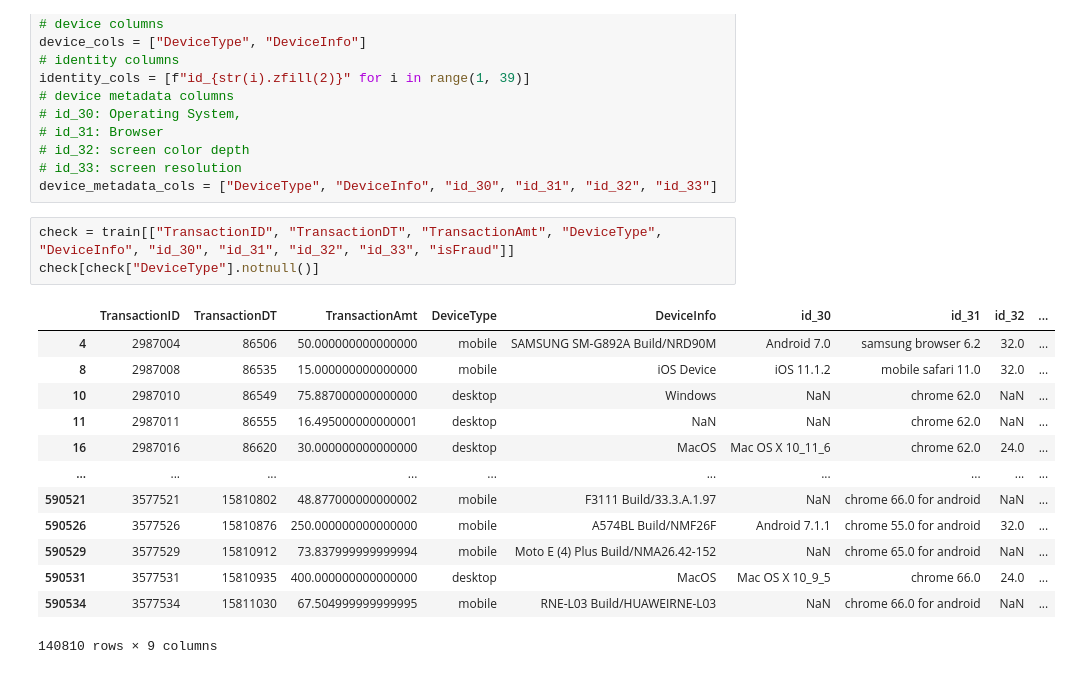
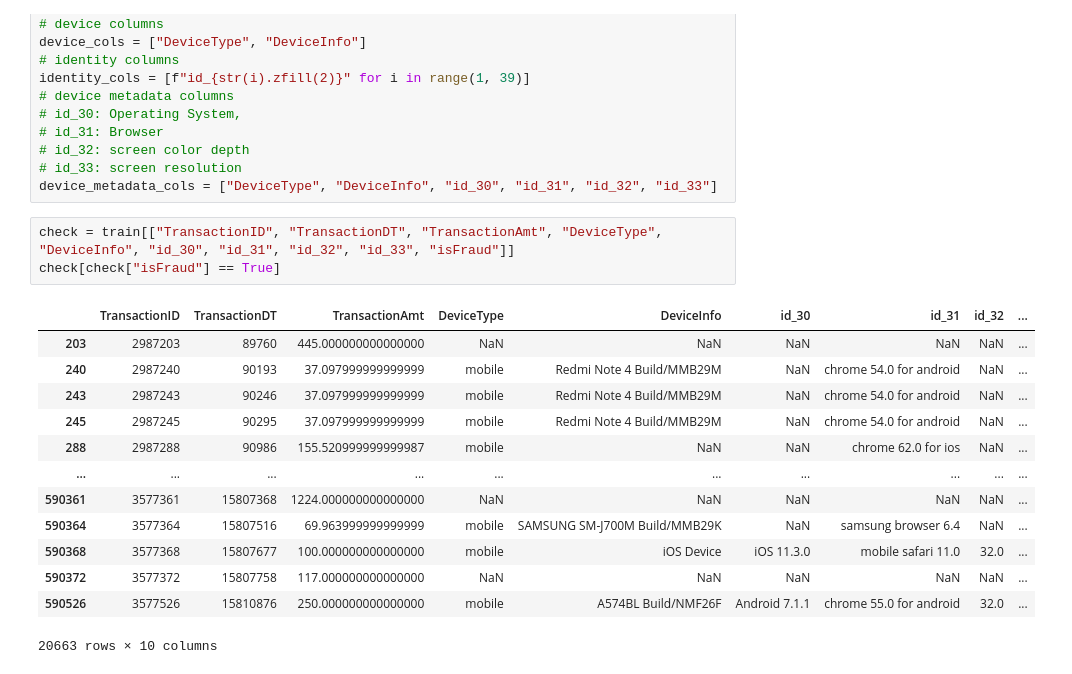
Before and after one commit to NghiaNguyen170192/minor-thesis, a Jupyter notebook: clean_dataset.ipynb, the cells around one changed output. Drawn from its saved outputs; the diff is of its cells as text.

```diff
--- a/clean_dataset.ipynb
+++ b/clean_dataset.ipynb
@@ -104,21 +101,21 @@ identity_cols = [f"id_{str(i).zfill(2)}" for i in range(1, 39)]
 device_metadata_cols = ["DeviceType", "DeviceInfo", "id_30", "id_31", "id_32", "id_33"]
 # %%
 check = train[["TransactionID", "TransactionDT", "TransactionAmt", "DeviceType", "DeviceInfo", "id_30", "id_31", "id_32", "id_33", "isFraud"]]
-check[check["DeviceType"].notnull()]
+check[check["isFraud"] == True]
 # %% [output]
 |  | TransactionID | TransactionDT | TransactionAmt | DeviceType | DeviceInfo | id_30 | id_31 | id_32 | ... |
-| 4 | 2987004 | 86506 | 50.000000000000000 | mobile | SAMSUNG SM-G892A Build/NRD90M | Android 7.0 | samsung browser 6.2 | 32.0 | ... |
-| 8 | 2987008 | 86535 | 15.000000000000000 | mobile | iOS Device | iOS 11.1.2 | mobile safari 11.0 | 32.0 | ... |
-| 10 | 2987010 | 86549 | 75.887000000000000 | desktop | Windows | NaN | chrome 62.0 | NaN | ... |
-| 11 | 2987011 | 86555 | 16.495000000000001 | desktop | NaN | NaN | chrome 62.0 | NaN | ... |
-| 16 | 2987016 | 86620 | 30.000000000000000 | desktop | MacOS | Mac OS X 10_11_6 | chrome 62.0 | 24.0 | ... |
+| 203 | 2987203 | 89760 | 445.000000000000000 | NaN | NaN | NaN | NaN | NaN | ... |
+| 240 | 2987240 | 90193 | 37.097999999999999 | mobile | Redmi Note 4 Build/MMB29M | NaN | chrome 54.0 for android | NaN | ... |
+| 243 | 2987243 | 90246 | 37.097999999999999 | mobile | Redmi Note 4 Build/MMB29M | NaN | chrome 54.0 for android | NaN | ... |
+| 245 | 2987245 | 90295 | 37.097999999999999 | mobile | Redmi Note 4 Build/MMB29M | NaN | chrome 54.0 for android | NaN | ... |
+| 288 | 2987288 | 90986 | 155.520999999999987 | mobile | NaN | NaN | chrome 62.0 for ios | NaN | ... |
 | ... | ... | ... | ... | ... | ... | ... | ... | ... | ... |
-| 590521 | 3577521 | 15810802 | 48.877000000000002 | mobile | F3111 Build/33.3.A.1.97 | NaN | chrome 66.0 for android | NaN | ... |
+| 590361 | 3577361 | 15807368 | 1224.000000000000000 | NaN | NaN | NaN | NaN | NaN | ... |
+| 590364 | 3577364 | 15807516 | 69.963999999999999 | mobile | SAMSUNG SM-J700M Build/MMB29K | NaN | samsung browser 6.4 | NaN | ... |
+| 590368 | 3577368 | 15807677 | 100.000000000000000 | mobile | iOS Device | iOS 11.3.0 | mobile safari 11.0 | 32.0 | ... |
+| 590372 | 3577372 | 15807758 | 117.000000000000000 | NaN | NaN | NaN | NaN | NaN | ... |
 | 590526 | 3577526 | 15810876 | 250.000000000000000 | mobile | A574BL Build/NMF26F | Android 7.1.1 | chrome 55.0 for android | 32.0 | ... |
-| 590529 | 3577529 | 15810912 | 73.837999999999994 | mobile | Moto E (4) Plus Build/NMA26.42-152 | NaN | chrome 65.0 for android | NaN | ... |
-| 590531 | 3577531 | 15810935 | 400.000000000000000 | desktop | MacOS | Mac OS X 10_9_5 | chrome 66.0 | 24.0 | ... |
-| 590534 | 3577534 | 15811030 | 67.504999999999995 | mobile | RNE-L03 Build/HUAWEIRNE-L03 | NaN | chrome 66.0 for android | NaN | ... |
-140810 rows × 9 columns
+20663 rows × 10 columns
 # %%
 pd.crosstab(
     train['id_28'],
```
Also changed, not shown: parts of 6 cells of this notebook.
